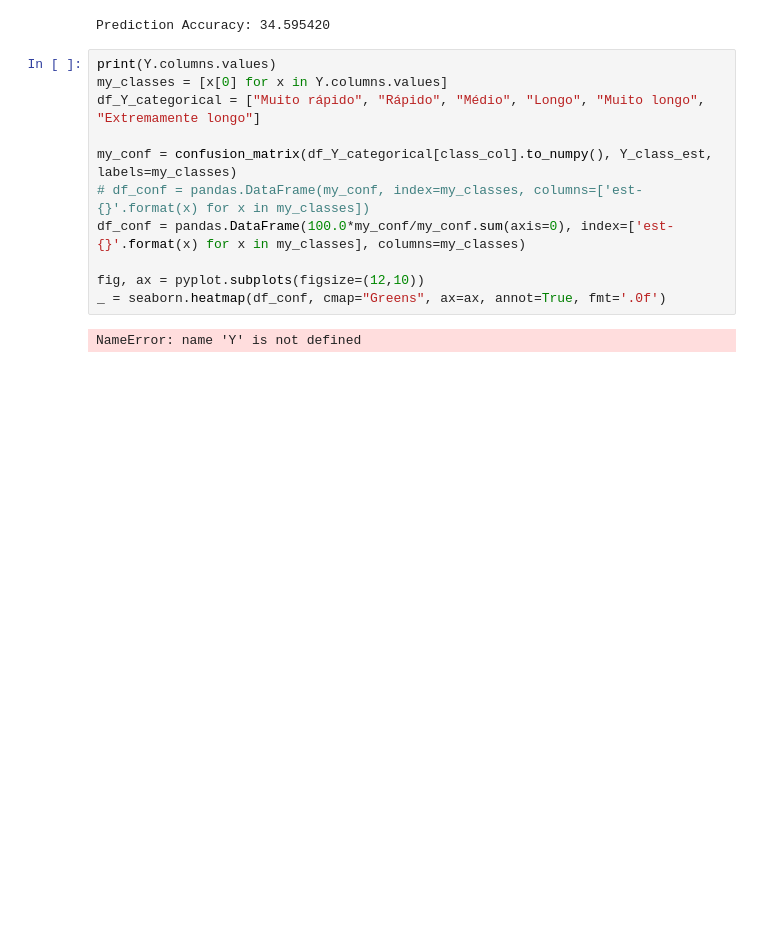
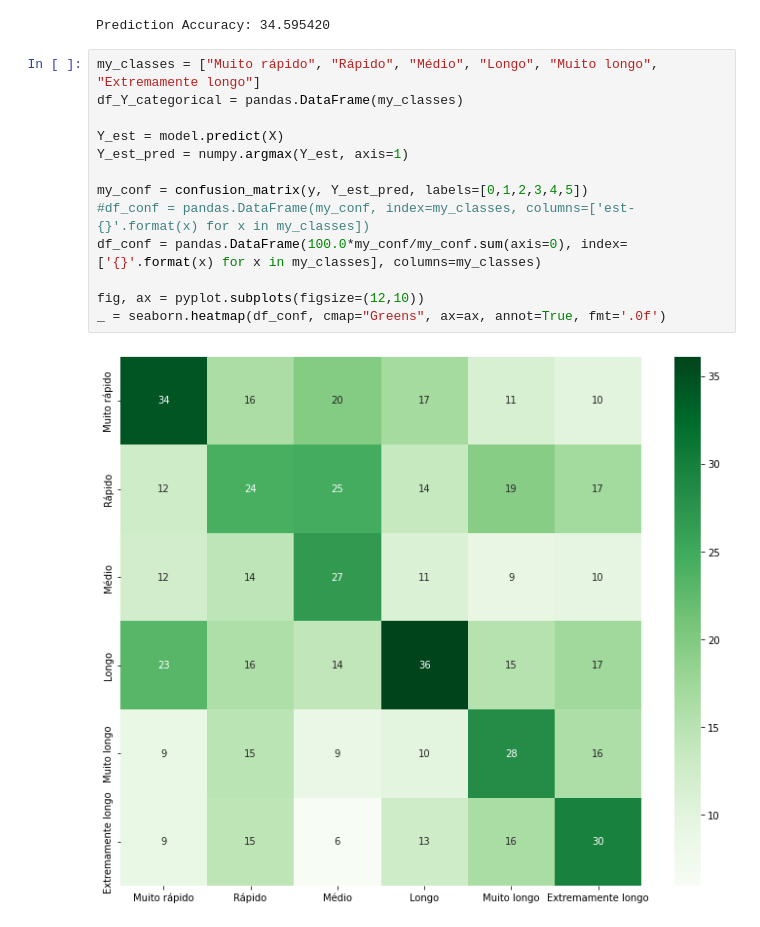
Before and after one commit to higoreller/pos_machine_learning, a Jupyter notebook: src/class/portfolio_project/occurrences_tr.ipynb, the cells around one changed output. Cells and saved outputs as stored; diff of their text form; blank space fills up the shorter version.

```diff
--- a/src/class/portfolio_project/occurrences_tr.ipynb
+++ b/src/class/portfolio_project/occurrences_tr.ipynb
@@ -322,15 +322,17 @@ print(f'Prediction Accuracy: {(pred == y_test).mean() * 100:f}')
 # %% [output]
 Prediction Accuracy: 34.595420
 # %%
-print(Y.columns.values)
-my_classes = [x[0] for x in Y.columns.values]
-df_Y_categorical = ["Muito rápido", "Rápido", "Médio", "Longo", "Muito longo", "Extremamente longo"]
+my_classes = ["Muito rápido", "Rápido", "Médio", "Longo", "Muito longo", "Extremamente longo"]
+df_Y_categorical = pandas.DataFrame(my_classes)
 
-my_conf = confusion_matrix(df_Y_categorical[class_col].to_numpy(), Y_class_est, labels=my_classes)
-# df_conf = pandas.DataFrame(my_conf, index=my_classes, columns=['est-{}'.format(x) for x in my_classes])
-df_conf = pandas.DataFrame(100.0*my_conf/my_conf.sum(axis=0), index=['est-{}'.format(x) for x in my_classes], columns=my_classes)
+Y_est = model.predict(X)
+Y_est_pred = numpy.argmax(Y_est, axis=1)
+
+my_conf = confusion_matrix(y, Y_est_pred, labels=[0,1,2,3,4,5])
+#df_conf = pandas.DataFrame(my_conf, index=my_classes, columns=['est-{}'.format(x) for x in my_classes])
+df_conf = pandas.DataFrame(100.0*my_conf/my_conf.sum(axis=0), index=['{}'.format(x) for x in my_classes], columns=my_classes)
 
 fig, ax = pyplot.subplots(figsize=(12,10))
 _ = seaborn.heatmap(df_conf, cmap="Greens", ax=ax, annot=True, fmt='.0f')
 # %% [output]
-NameError: name 'Y' is not defined
+[figure, added]
```
Also changed, not shown: 1 other file.
